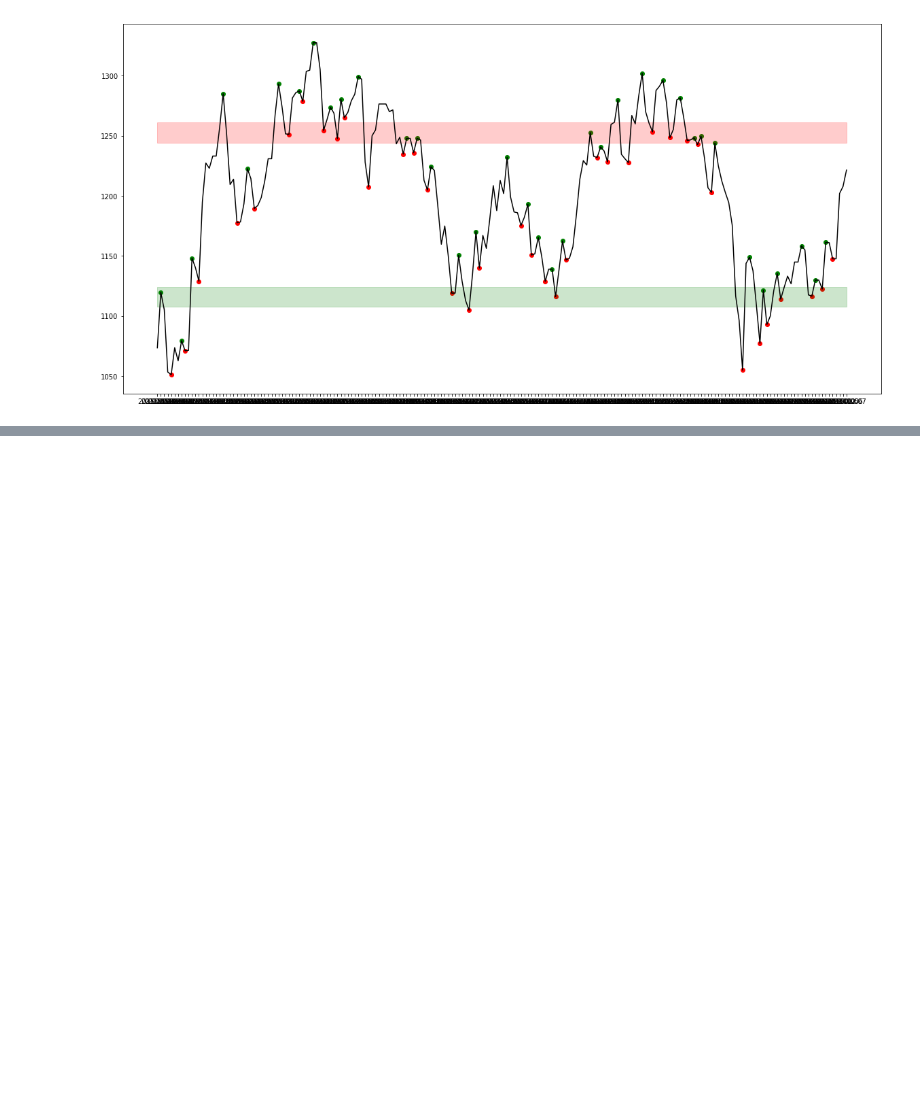
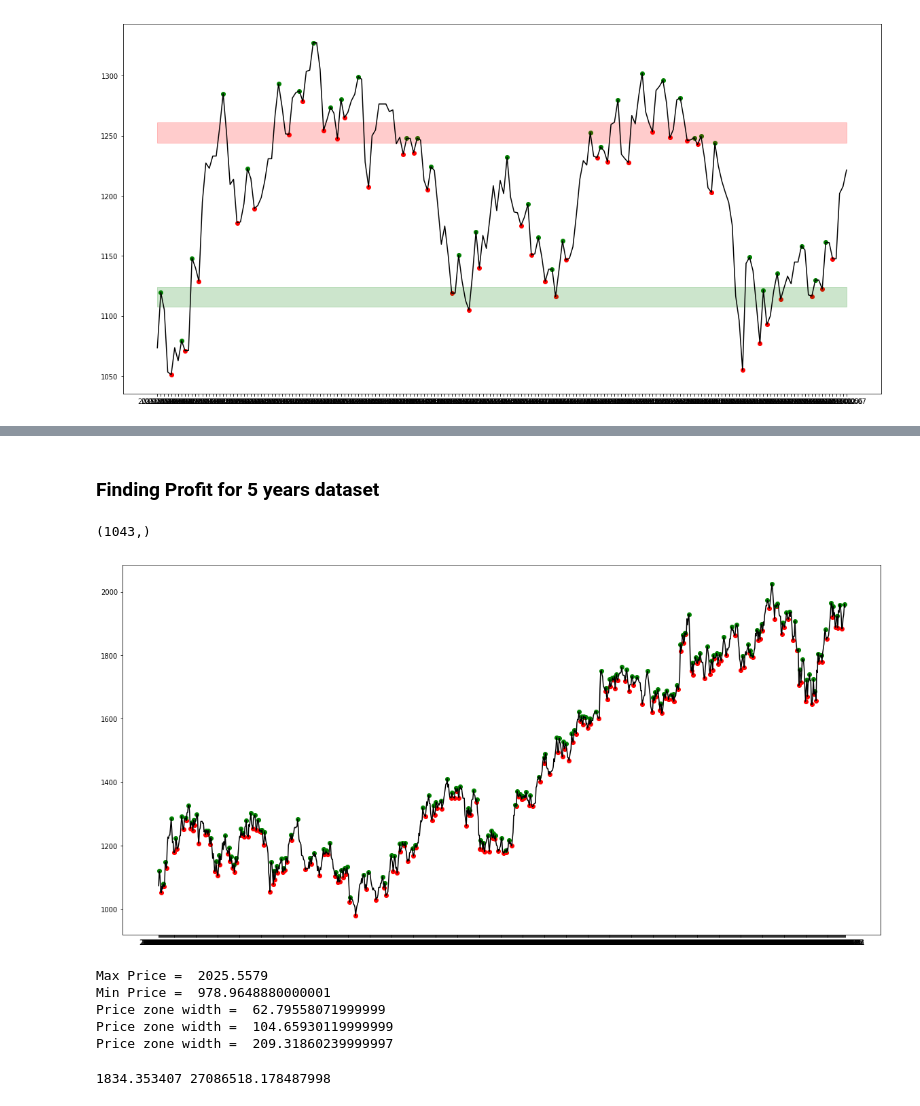
Before and after one commit to ayush003/Stock-Market-Analysis-and-Prediction, a Jupyter notebook: S&R.ipynb, the cells around one changed output, grey strips where cells are left out. Saved outputs shown, nothing was run; the diff lists cells and outputs as text; code cells hidden in the pictures; blank space fills up the shorter version.

```diff
--- a/S&R.ipynb
+++ b/S&R.ipynb
@@ -213,0 +256,76 @@ buy = True
+# %% [markdown]
+### Finding Profit for 5 years dataset
+# %%
+housing_data_large = pd.read_csv('housingFin.csv',index_col=0)
+housing_data_large['Close'].shape
+# %% [output]
+(1043,)
+# %%
+from findiff import FinDiff #pip install findiff
+dx = 1 #1 day interval
+d_dx = FinDiff(0, dx, 1)
+d2_dx2 = FinDiff(0, dx, 2)
+clarr = np.asarray(housing_data_large['Close']).astype(float)
+mom = d_dx(clarr)
+momacc = d2_dx2(clarr)
+# %%
+def get_extrema(isMin):
+  return [x for x in range(len(mom))
+    if (momacc[x] > 0 if isMin else momacc[x] < 0) and
+      (mom[x] == 0 or #slope is 0
+        (x != len(mom) - 1 and #check next day
+          (mom[x] > 0 and mom[x+1] < 0 and
+           housing_data_large['Close'][x] >= housing_data_large['Close'][x+1] or
+           mom[x] < 0 and mom[x+1] > 0 and
+           housing_data_large['Close'][x] <= housing_data_large['Close'][x+1]) or
+         x != 0 and #previous day
+          (mom[x-1] > 0 and mom[x] < 0 and
+           housing_data_large['Close'][x-1] < housing_data_large['Close'][x] or
+           mom[x-1] < 0 and mom[x] > 0 and
+           housing_data_large['Close'][x-1] > housing_data_large['Close'][x])))]
+minimaIdxs, maximaIdxs = get_extrema(True), get_extrema(False)
+# %%
+plt.figure(figsize=(20,10))
+plt.plot(housing_data_large['Close'],color='black')
+plt.scatter(housing_data_large.index[minimaIdxs],housing_data_large['Close'][minimaIdxs],color='r')
+plt.scatter(housing_data_large.index[maximaIdxs],housing_data_large['Close'][maximaIdxs],color='g')
+plt.show()
+# %% [output]
+[figure, added]
+# %%
+price_max = max([housing_data_large['Close'][x] for x in maximaIdxs])
+print("Max Price = ",price_max)
+
+price_min = min([housing_data_large['Close'][x] for x in minimaIdxs])
+print("Min Price = ",price_min)
+
+delta_3 = (price_max - price_min)*0.03
+print("Price zone width = ",2*delta_3)
+
+delta_5 = (price_max - price_min)*0.05
+print("Price zone width = ",2*delta_5)
+
+delta_10 = (price_max - price_min)*0.1
+print("Price zone width = ",2*delta_10)
+# %% [output]
+Max Price =  2025.5579
+Min Price =  978.9648880000001
+Price zone width =  62.79558071999999
+Price zone width =  104.65930119999999
+Price zone width =  209.31860239999997
+# %%
+max_num = 0
+resistance_centre_recent = -1
+close_price_large = np.array(housing_data_large['Close'])
+for x in maximaIdxs:
+    num_points = 0
+    for y in maximaIdxs:
+        if (close_price_large[x] >= close_price_large[y]) and (close_price_large[x] - close_price_large[y])<=delta_5:
+            num_points+=y*close_price_large[y]
+    if num_points>max_num:
+        max_num = num_points
+        resistance_centre_recent = x
+
+print(close_price_large[resistance_centre_recent],max_num)
+# %% [output]
+1834.353407 27086518.178487998
```
Also changed, not shown: parts of 7 cells of this notebook.
